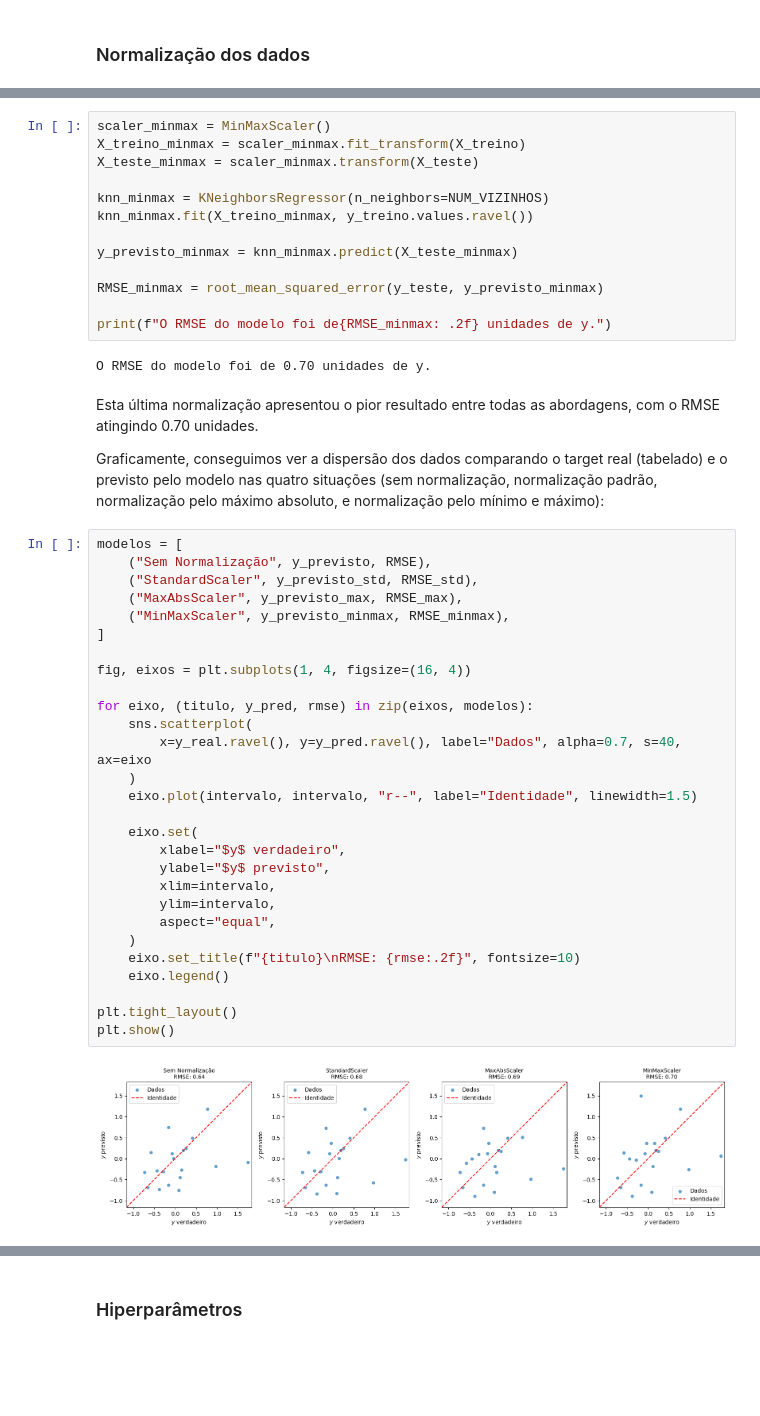
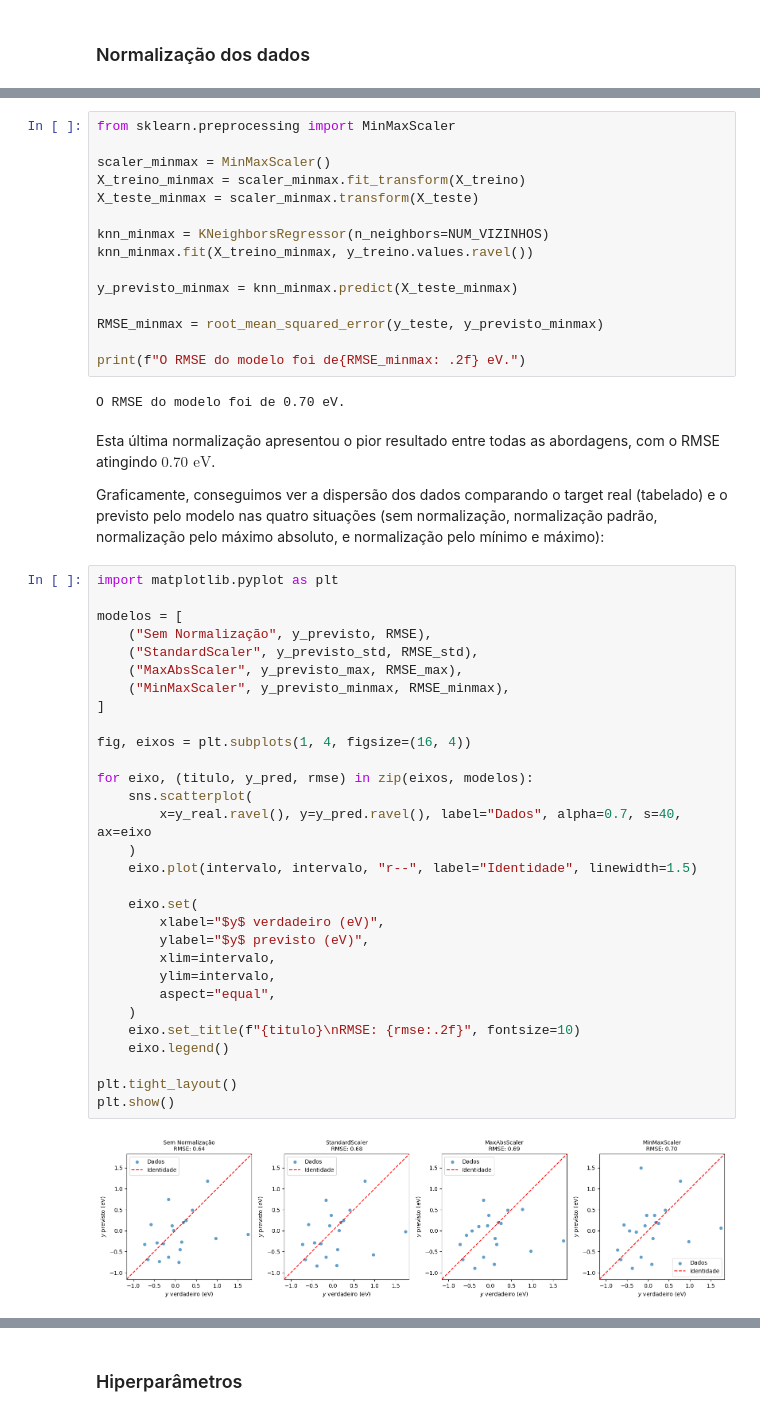
Before and after one commit to Bruno4402/Cubo_Gelatinoso, a Jupyter notebook: Cubo Gelatinoso.ipynb, the cells around one changed output, grey strips where cells are left out. Cells and saved outputs as stored; diff of their text form; blank space fills up the shorter version.

```diff
--- a/Cubo Gelatinoso.ipynb
+++ b/Cubo Gelatinoso.ipynb
@@ -320,4 +316,6 @@ Façamos a última normalização, pelo mínimo e máximo, que garante que os da
 # %%
+from sklearn.preprocessing import MinMaxScaler
+
 scaler_minmax = MinMaxScaler()
 X_treino_minmax = scaler_minmax.fit_transform(X_treino)
 X_teste_minmax = scaler_minmax.transform(X_teste)
@@ -329,41 +327,43 @@ y_previsto_minmax = knn_minmax.predict(X_teste_minmax)
 
 RMSE_minmax = root_mean_squared_error(y_teste, y_previsto_minmax)
 
-print(f"O RMSE do modelo foi de{RMSE_minmax: .2f} unidades de y.")
+print(f"O RMSE do modelo foi de{RMSE_minmax: .2f} eV.")
 # %% [output]
-O RMSE do modelo foi de 0.70 unidades de y.
+O RMSE do modelo foi de 0.70 eV.
 # %% [markdown]
-Esta última normalização apresentou o pior resultado entre todas as abordagens, com o RMSE atingindo 0.70 unidades.
+Esta última normalização apresentou o pior resultado entre todas as abordagens, com o RMSE atingindo $0.70\text{ eV}$.
 
 Graficamente, conseguimos ver a dispersão dos dados comparando o target real (tabelado) e o previsto pelo modelo nas quatro situações (sem normalização, normalização padrão, normalização pelo máximo absoluto, e normalização pelo mínimo e máximo):
 # %%
+import matplotlib.pyplot as plt
+
 modelos = [
     ("Sem Normalização", y_previsto, RMSE),
     ("StandardScaler", y_previsto_std, RMSE_std),
     ("MaxAbsScaler", y_previsto_max, RMSE_max),
     ("MinMaxScaler", y_previsto_minmax, RMSE_minmax),
 ]
 
 fig, eixos = plt.subplots(1, 4, figsize=(16, 4))
 
 for eixo, (titulo, y_pred, rmse) in zip(eixos, modelos):
     sns.scatterplot(
         x=y_real.ravel(), y=y_pred.ravel(), label="Dados", alpha=0.7, s=40, ax=eixo
     )
     eixo.plot(intervalo, intervalo, "r--", label="Identidade", linewidth=1.5)
 
     eixo.set(
-        xlabel="$y$ verdadeiro",
-        ylabel="$y$ previsto",
+        xlabel="$y$ verdadeiro (eV)",
+        ylabel="$y$ previsto (eV)",
         xlim=intervalo,
         ylim=intervalo,
         aspect="equal",
     )
     eixo.set_title(f"{titulo}\nRMSE: {rmse:.2f}", fontsize=10)
     eixo.legend()
 
 plt.tight_layout()
 plt.show()
 # %% [output]
-[figure, old version]
+[figure, new version]
 # %% [markdown]
```
Also changed, not shown: parts of 51 cells of this notebook.
